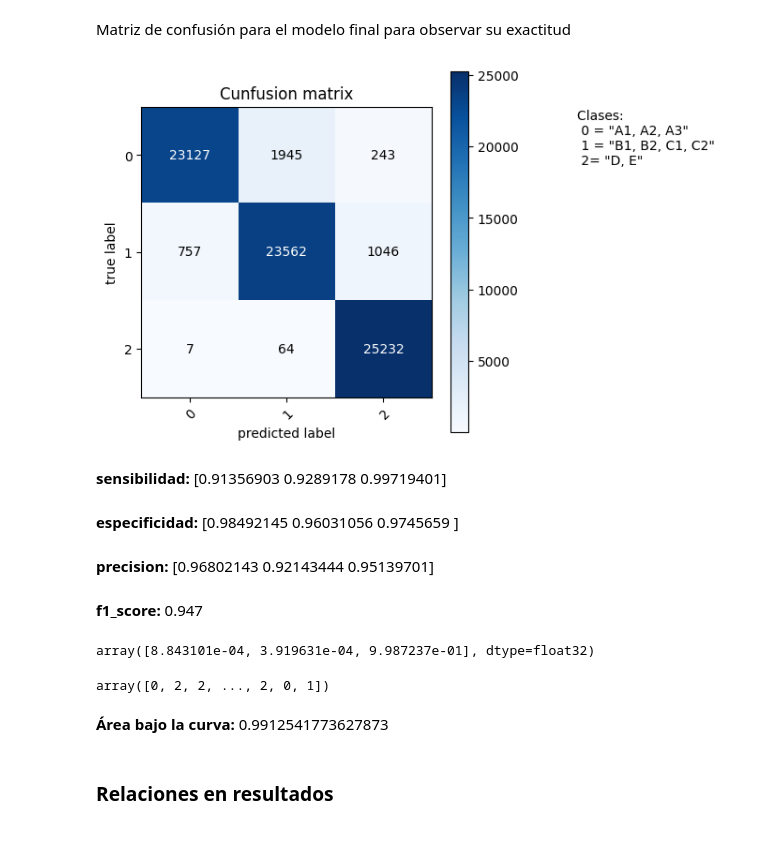
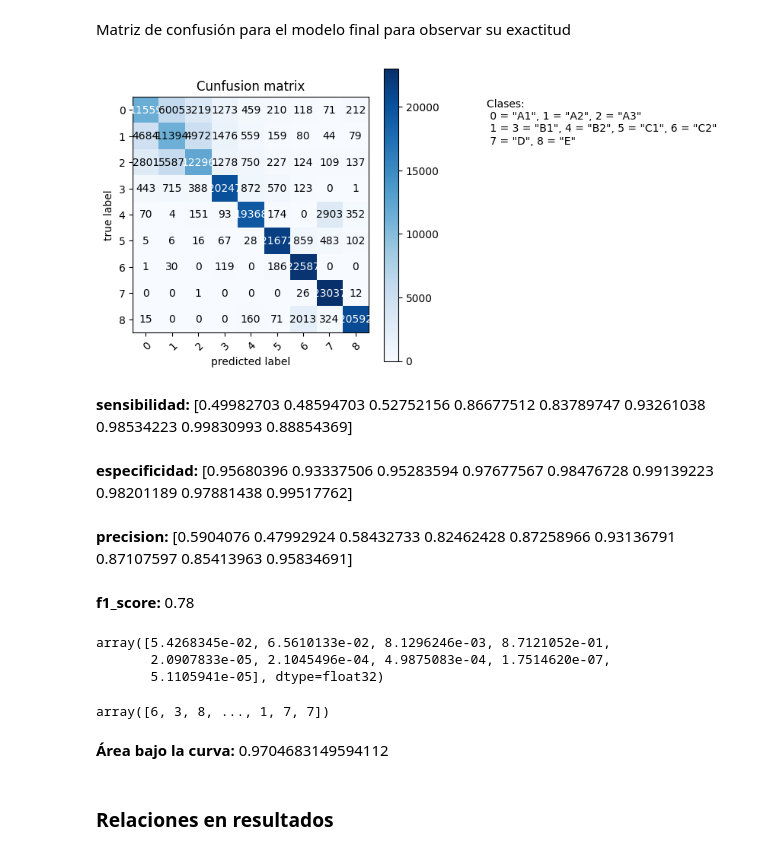
Before and after one commit to AndersCFR/CreditScoring, a Jupyter notebook: CreditScoring.ipynb, the cells around one changed output. Saved outputs shown, nothing was run; the diff lists cells and outputs as text; code cells hidden in the pictures.

Commit message:
feat: 9 clases

```diff
--- a/CreditScoring.ipynb
+++ b/CreditScoring.ipynb
@@ -329,14 +329,14 @@ encoder = ce.OrdinalEncoder(cols=['SEXO', 'TIPO DEST.', 'ESTADO CIVIL', 'TIPO DE
                             'mapping': {
                                 'None': 0,
                                 'A1': 0,
-                                'A2': 0,
-                                'A3': 0,
-                                'B1': 1,
-                                'B2': 1,
-                                'C1': 1,
-                                'C2': 1,
-                                'D': 2,
-                                'E': 2,
+                                'A2': 1,
+                                'A3': 2,
+                                'B1': 3,
+                                'B2': 4,
+                                'C1': 5,
+                                'C2': 6,
+                                'D': 7,
+                                'E': 8,
                                 }
                            },
                            {
@@ -852,13 +858,15 @@ En esta sección se modela y realiza pruebas manuales para determinar una arquit
 # Create model
 model = Sequential()
 model.add(Dense(16, input_dim=16, activation='selu'))
-model.add(Dense(18, activation='relu'))
-model.add(Dense(18,activation='tanh'))
+model.add(Dense(8, activation='relu'))
+model.add(Dense(16,activation='tanh'))
+model.add(Dense(32, activation='relu'))
+model.add(Dense(64,activation='tanh'))
+model.add(Dense(128, activation='relu'))
+model.add(Dense(256,activation='tanh'))
 # model.add(Dense(1,activation='sigmoid')) # for binary clasification
-model.add(Dense(3, activation='softmax'))
+model.add(Dense(9, activation='softmax'))
 model.compile(loss='categorical_crossentropy',optimizer='rmsprop', metrics=['accuracy'])
 
-epochs = 50
-
 model.summary()
 # %% [output]
@@ -1002,9 +1007,13 @@ def create_model(init_mode='uniform', optimizer='adam'):
     # define model
     model = Sequential()
     model.add(Dense(16, input_dim=16, activation='selu', kernel_initializer=init_mode))
-    model.add(Dense(18, activation='relu', kernel_initializer=init_mode))
-    model.add(Dense(18,activation='tanh', kernel_initializer=init_mode))
-    model.add(Dense(3, activation='softmax', kernel_initializer=init_mode))
+    model.add(Dense(8, activation='relu', kernel_initializer=init_mode))
+    model.add(Dense(16,activation='tanh', kernel_initializer=init_mode))
+    model.add(Dense(32, activation='relu', kernel_initializer=init_mode))
+    model.add(Dense(64,activation='tanh', kernel_initializer=init_mode))
+    model.add(Dense(128, activation='relu', kernel_initializer=init_mode))
+    model.add(Dense(256,activation='tanh', kernel_initializer=init_mode))
+    model.add(Dense(9, activation='softmax'))
     # compile model
     model.compile(loss='categorical_crossentropy',optimizer=optimizer, metrics=['accuracy'])
     return model
@@ -1085,6 +1094,6 @@ for mean, stdev, param in zip(means, stds, params):
 # %% [markdown]
 Tras haber realizado la pruebas se procede a realizar la construcción del modelo final con los hiperparámetros mejor valorados
 # %%
-final_model = create_model(init_mode='lecun_uniform', optimizer='adam')
+final_model = create_model(init_mode='glorot_normal', optimizer='adam')
 final_model.summary()
 # %% [output]
@@ -1199,25 +1208,25 @@ accuracy: 94.65%
 # %% [markdown]
 Matriz de confusión para el modelo final para observar su exactitud
 # %%
-labels=[0, 1, 2]
+labels=[0, 1, 2, 3, 4, 5, 6, 7, 8]
 title = 'Cunfusion matrix'
 
 confMatrix = confusion_matrix(y_test, y_classes, labels=labels)
 
 fig, ax = plot_confusion_matrix(confMatrix,
                       class_names=labels,
                       colorbar=True,
                                 figsize=(5,5)
                       )
-ax.annotate(f'Clases: \n 0 = "A1, A2, A3" \n 1 = "B1, B2, C1, C2" \n 2= "D, E"',
+ax.annotate(f'Clases: \n 0 = "A1", 1 = "A2", 2 = "A3" \n 1 = 3 = "B1", 4 = "B2", 5 = "C1", 6 = "C2" \n 7 = "D", 8 = "E"',
             xy = (1.5, 0.8),
             xycoords='axes fraction')
 
 plt.title(f'{title}')
 #fig.tight_layout()
 plt.show()
 # %% [output]
-[figure, old version]
+[figure, new version]
 # %%
 from sklearn.metrics import f1_score
 
@@ -1250,18 +1259,23 @@ f1_score = round(f1_score(y_test, y_classes, average='micro'),3)
 
 printmd(f'**f1_score:** {f1_score}')
 # %% [output]
-**sensibilidad:** [0.91356903 0.9289178  0.99719401]
+**sensibilidad:** [0.49982703 0.48594703 0.52752156 0.86677512 0.83789747 0.93261038
+ 0.98534223 0.99830993 0.88854369]
-**especificidad:** [0.98492145 0.96031056 0.9745659 ]
+**especificidad:** [0.95680396 0.93337506 0.95283594 0.97677567 0.98476728 0.99139223
+ 0.98201189 0.97881438 0.99517762]
-**precision:** [0.96802143 0.92143444 0.95139701]
+**precision:** [0.5904076  0.47992924 0.58432733 0.82462428 0.87258966 0.93136791
+ 0.87107597 0.85413963 0.95834691]
-**f1_score:** 0.947
+**f1_score:** 0.78
 # %%
 y_pred_test[1]
 # %% [output]
-array([8.843101e-04, 3.919631e-04, 9.987237e-01], dtype=float32)
+array([5.4268345e-02, 6.5610133e-02, 8.1296246e-03, 8.7121052e-01,
+       2.0907833e-05, 2.1045496e-04, 4.9875083e-04, 1.7514620e-07,
+       5.1105941e-05], dtype=float32)
 # %%
 y_test.astype(int)
 # %% [output]
-array([0, 2, 2, ..., 2, 0, 1])
+array([6, 3, 8, ..., 1, 7, 7])
 # %%
 # roc curve
 
@@ -1277,7 +1291,7 @@ roc = roc_auc_score(y_test.astype(int), y_pred_test, multi_class='ovr')
 
 printmd(f'**Área bajo la curva:** {roc}')
 # %% [output]
-**Área bajo la curva:** 0.9912541773627873
+**Área bajo la curva:** 0.9704683149594112
 # %% [markdown]
 ### Relaciones en resultados
 # %%
```
Also changed, not shown: parts of 22 cells of this notebook, 3 other files.
